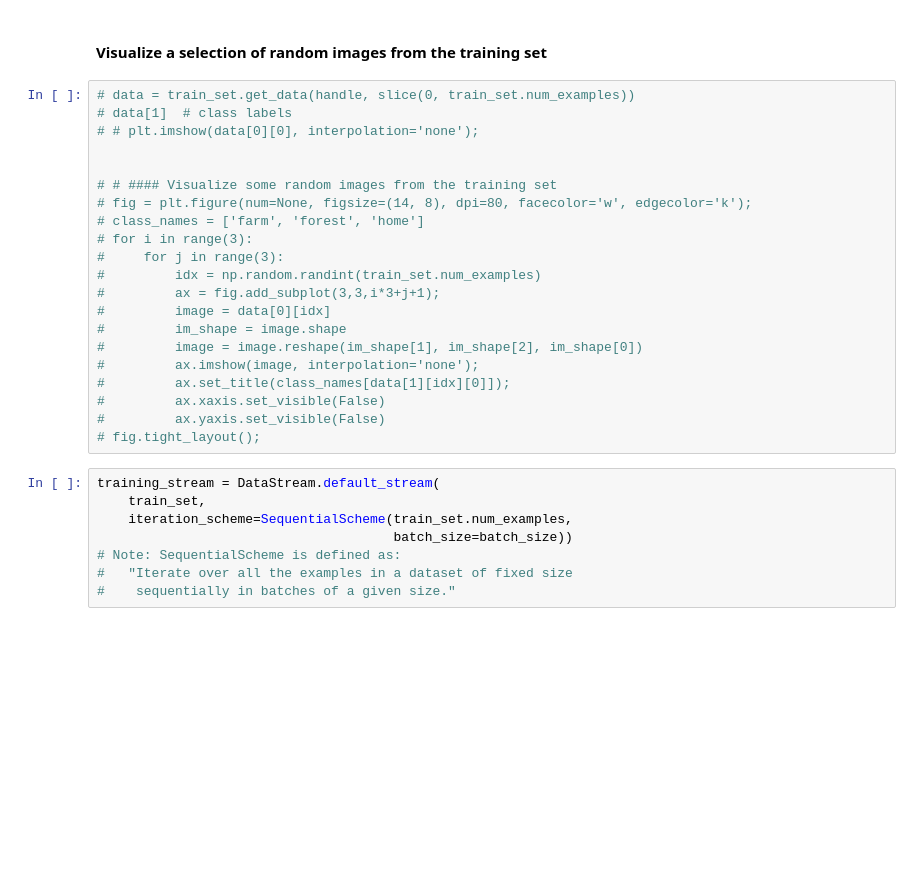
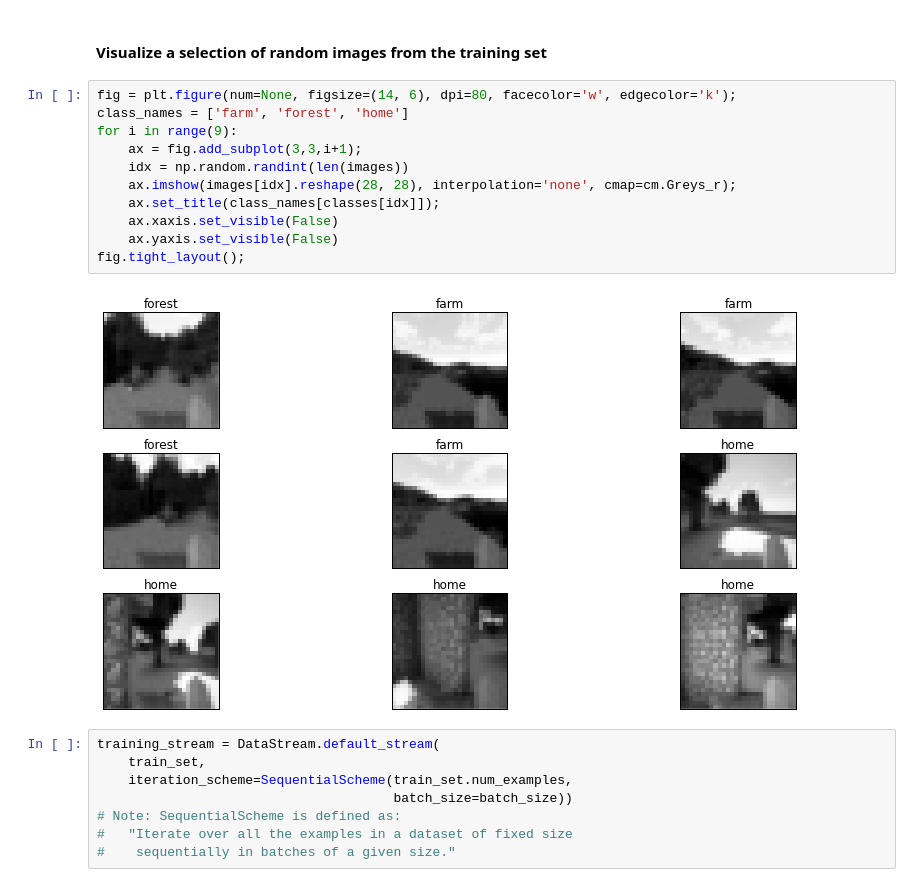
Before and after one commit to cosmoharrigan/blocks-models, a Jupyter notebook: minecraft_convnet.ipynb, the cells around one changed output. Drawn from its saved outputs; the diff is of its cells as text; blank space fills up the shorter version.

```diff
--- a/minecraft_convnet.ipynb
+++ b/minecraft_convnet.ipynb
@@ -171,26 +171,18 @@ print(train_set.provides_sources)
 # %% [markdown]
 #### Visualize a selection of random images from the training set
 # %%
-# data = train_set.get_data(handle, slice(0, train_set.num_examples))
-# data[1]  # class labels
-# # plt.imshow(data[0][0], interpolation='none');
-
-
-# # #### Visualize some random images from the training set
-# fig = plt.figure(num=None, figsize=(14, 8), dpi=80, facecolor='w', edgecolor='k');
-# class_names = ['farm', 'forest', 'home']
-# for i in range(3):
-#     for j in range(3):
-#         idx = np.random.randint(train_set.num_examples)
-#         ax = fig.add_subplot(3,3,i*3+j+1);
-#         image = data[0][idx]
-#         im_shape = image.shape
-#         image = image.reshape(im_shape[1], im_shape[2], im_shape[0])
-#         ax.imshow(image, interpolation='none');
-#         ax.set_title(class_names[data[1][idx][0]]);
-#         ax.xaxis.set_visible(False)
-#         ax.yaxis.set_visible(False)
-# fig.tight_layout();
+fig = plt.figure(num=None, figsize=(14, 6), dpi=80, facecolor='w', edgecolor='k');
+class_names = ['farm', 'forest', 'home']
+for i in range(9):
+    ax = fig.add_subplot(3,3,i+1);
+    idx = np.random.randint(len(images))
+    ax.imshow(images[idx].reshape(28, 28), interpolation='none', cmap=cm.Greys_r);
+    ax.set_title(class_names[classes[idx]]);
+    ax.xaxis.set_visible(False)
+    ax.yaxis.set_visible(False)
+fig.tight_layout();
+# %% [output]
+[figure, added]
 # %%
 training_stream = DataStream.default_stream(
     train_set,
```
Also changed, not shown: parts of 16 cells of this notebook.
